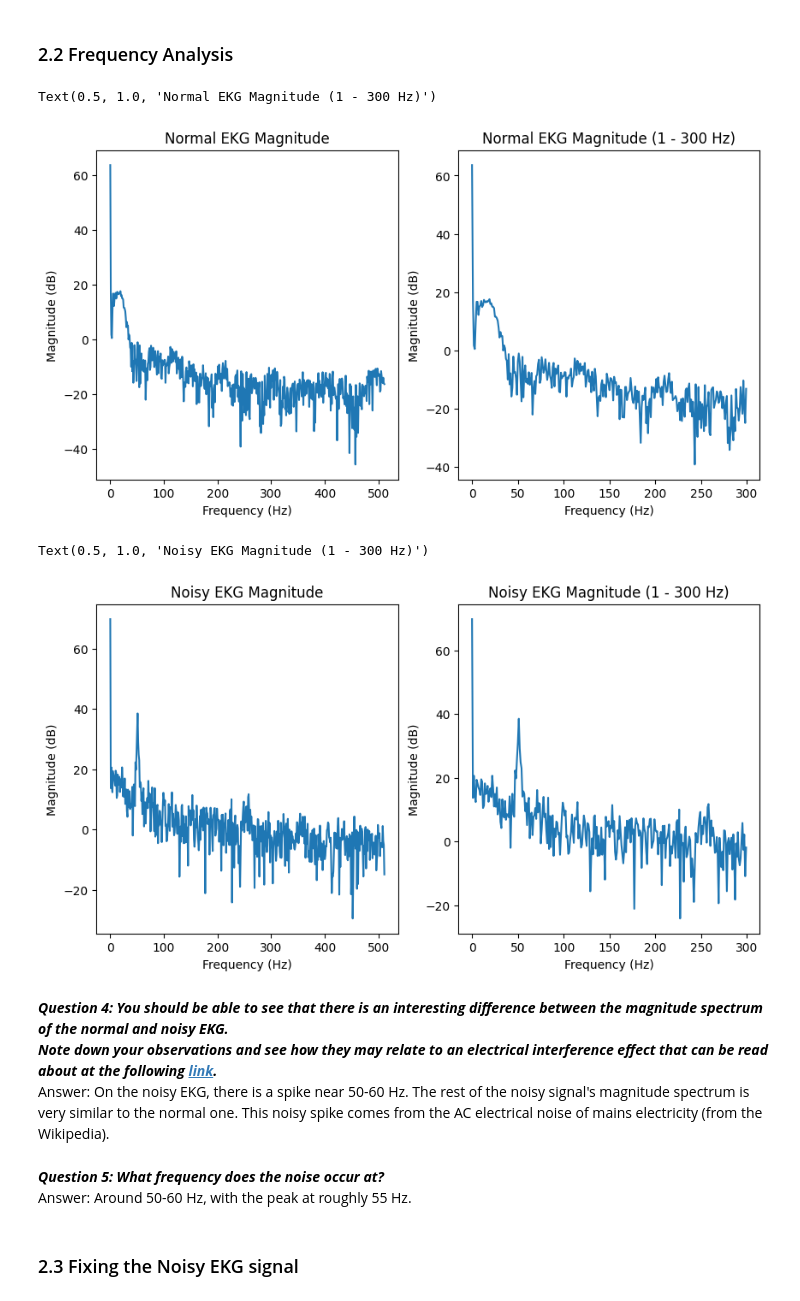
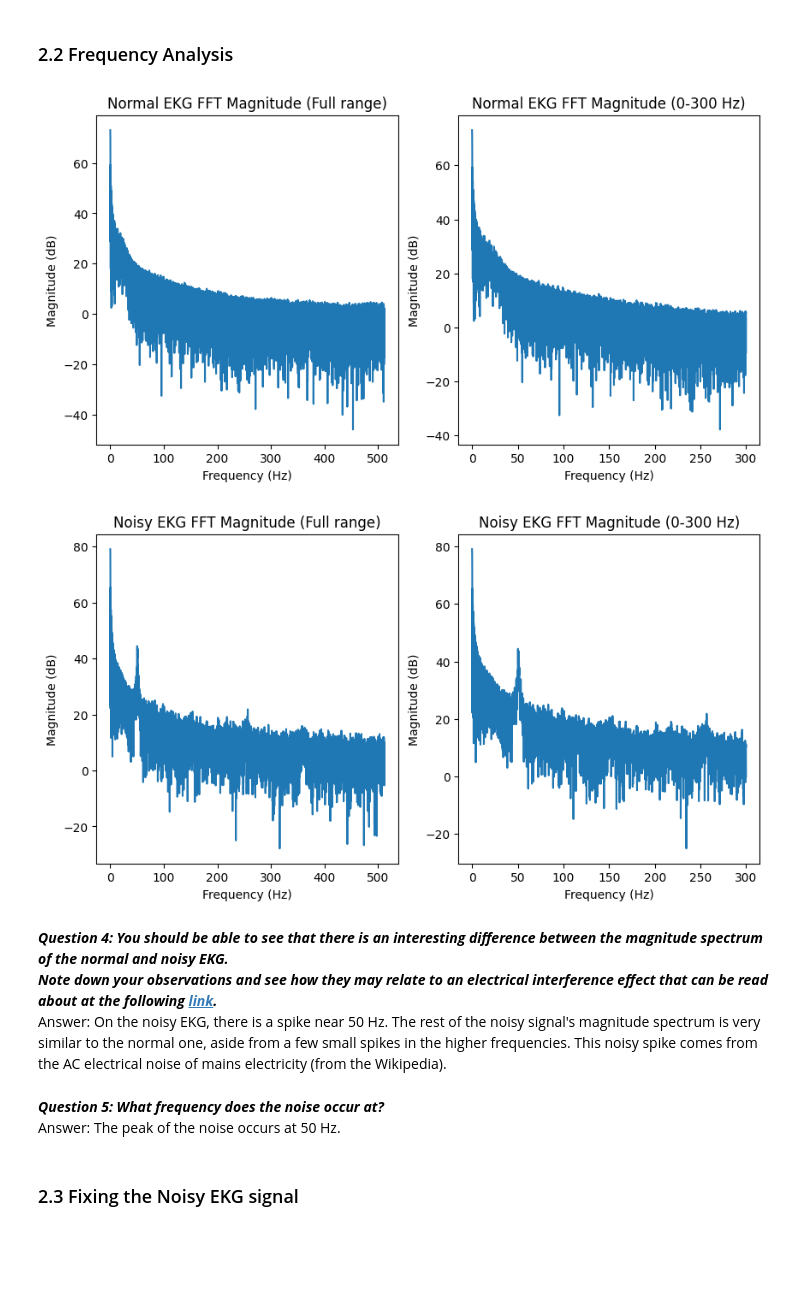
Before and after one commit to anderson-truong/ECE113-Filter-Design, a Jupyter notebook: hw7.ipynb, the cells around one changed output. Drawn from its saved outputs; the diff is of its cells as text; code cells hidden in the pictures; blank space fills up the shorter version.

```diff
--- a/hw7.ipynb
+++ b/hw7.ipynb
@@ -168,73 +246,45 @@ In the next section we will try to find the source of the noise.
 # %%
 # Analyze the normal EKG in the frequency domain
 ########## Add code here to analyze the normal EKG signal in the Frequency domain ##########
 # Try creating two plots - one with the full frequency range and one zoomed in on 0-300 Hz #
 
 ######################################
-normal_ekg_F = np.fft.fft(normal_ekg, n=1024)
-normal_ekg_F = np.fft.fftshift(normal_ekg_F)
-normal_ekg_F_mag = 20*np.log10(np.abs(normal_ekg_F))
-
-freq = np.fft.fftfreq(len(normal_ekg_F), dt)
-freq = np.fft.fftshift(freq)
-
-# 1x2 Plot of Magnitude
-fig, (ax1, ax2) = plt.subplots(1, 2, figsize=(10, 5))
-ax1.plot(freq[len(freq)//2:], normal_ekg_F_mag[len(freq)//2:])
-ax1.set_xlabel("Frequency (Hz)")
-ax1.set_ylabel("Magnitude (dB)")
-ax1.set_title("Normal EKG Magnitude")
-
-# Zoomed in 1-300Hz
-zoomed_freq = freq[len(freq)//2:]
-zoomed_freq = np.where(zoomed_freq < 300)[0]
-zoomed_normal_ekg_F_mag = normal_ekg_F_mag[len(freq)//2:][:len(zoomed_freq)]
-ax2.plot(zoomed_freq, zoomed_normal_ekg_F_mag)
-ax2.set_xlabel("Frequency (Hz)")
-ax2.set_ylabel("Magnitude (dB)")
-ax2.set_title("Normal EKG Magnitude (1 - 300 Hz)")
+fft_analysis_comparison_plot(
+    normal_ekg,
+    normal_ekg,
+    M,
+    fs,
+    'Normal EKG FFT Magnitude (Full range)',
+    'Normal EKG FFT Magnitude (0-300 Hz)',
+    [None, 300]
+)
 # %% [output]
-Text(0.5, 1.0, 'Normal EKG Magnitude (1 - 300 Hz)')
-[figure, old version]
+[figure, new version]
 # %%
 # Analyze the NOISY EKG in the frequency domain
 ########## Add code here to analyze the NOISY EKG signal in the Frequency domain ##########
 # Try creating two plots - one with the full frequency range and one zoomed in on 0-300 Hz #
 
 ######################################
-noisy_ekg_F = np.fft.fft(noisy_ekg, n=1024)
-noisy_ekg_F = np.fft.fftshift(noisy_ekg_F)
-noisy_ekg_F_mag = 20*np.log10(np.abs(noisy_ekg_F))
-
-freq = np.fft.fftfreq(len(noisy_ekg_F), dt)
-freq = np.fft.fftshift(freq)
-
-# 1x2 Plot of Magnitude
-fig, (ax1, ax2) = plt.subplots(1, 2, figsize=(10, 5))
-ax1.plot(freq[len(freq)//2:], noisy_ekg_F_mag[len(freq)//2:])
-ax1.set_xlabel("Frequency (Hz)")
-ax1.set_ylabel("Magnitude (dB)")
-ax1.set_title("Noisy EKG Magnitude")
-
-# Zoomed in 1-300Hz
-zoomed_freq = freq[len(freq)//2:]
-zoomed_freq = np.where(zoomed_freq < 300)[0]
-zoomed_noisy_ekg_F_mag = noisy_ekg_F_mag[len(freq)//2:][:len(zoomed_freq)]
-ax2.plot(zoomed_freq, zoomed_noisy_ekg_F_mag)
-ax2.set_xlabel("Frequency (Hz)")
-ax2.set_ylabel("Magnitude (dB)")
-ax2.set_title("Noisy EKG Magnitude (1 - 300 Hz)")
+fft_analysis_comparison_plot(
+    noisy_ekg,
+    noisy_ekg,
+    M,
+    fs,
+    'Noisy EKG FFT Magnitude (Full range)',
+    'Noisy EKG FFT Magnitude (0-300 Hz)',
+    [None, 300]
+)
 # %% [output]
-Text(0.5, 1.0, 'Noisy EKG Magnitude (1 - 300 Hz)')
-[figure, old version]
+[figure, new version]
 # %% [markdown]
 <b>*Question 4: You should be able to see that there is an interesting difference between the magnitude spectrum of the normal and noisy EKG. <br>
 Note down your observations and see how they may relate to an electrical interference effect that can be read about at the following [link](https://en.wikipedia.org/wiki/Mains_hum).</b>* <br>
-Answer: On the noisy EKG, there is a spike near 50-60 Hz. The rest of the noisy signal's magnitude spectrum is very similar to the normal one.
+Answer: On the noisy EKG, there is a spike near 50 Hz. The rest of the noisy signal's magnitude spectrum is very similar to the normal one, aside from a few small spikes in the higher frequencies.
 This noisy spike comes from the AC electrical noise of mains electricity (from the Wikipedia).
 # %% [markdown]
 <b>*Question 5: What frequency does the noise occur at?* </b> <br>
-Answer: Around 50-60 Hz, with the peak at roughly 55 Hz.
+Answer: The peak of the noise occurs at 50 Hz.
 # %% [markdown]
 ### 2.3 Fixing the Noisy EKG signal
 # %% [markdown]
```
Also changed, not shown: parts of 23 cells of this notebook.
